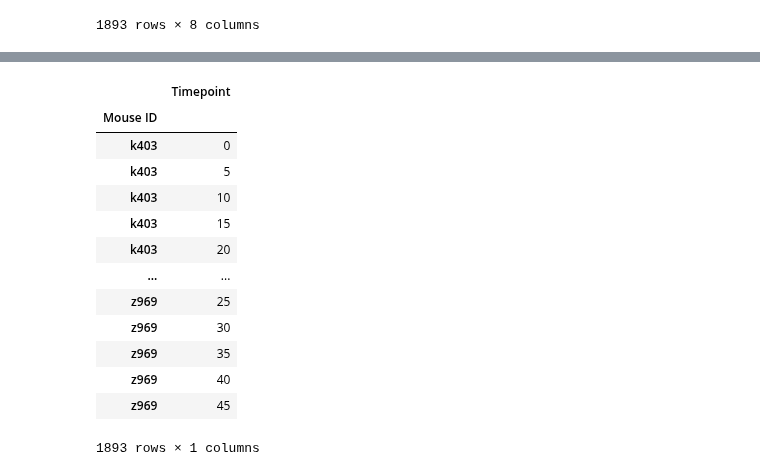
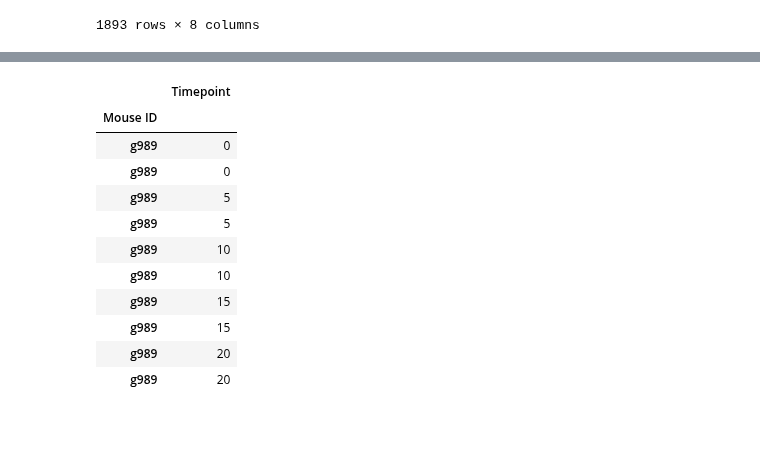
Before and after one commit to CarmiSmith/Matplotlib-Homework, a Jupyter notebook: pymaceuticals_homework.ipynb, the cells around one changed output, grey strips where cells are left out. Cells and saved outputs as stored; diff of their text form; code cells hidden in the pictures; blank space fills up the shorter version.

```diff
--- a/pymaceuticals_homework.ipynb
+++ b/pymaceuticals_homework.ipynb
@@ -52 +44,22 @@ pd.DataFrame({'Number Of Mice': [count]})
+# %%
+#Getting the duplicate mice by ID number that shows up for Mouse ID and TImepoint
+merg_df = merg_df[merg_df.duplicated(subset=['Mouse ID', 'Timepoint'], keep=False)]
+mouse_data = merg_df.set_index('Mouse ID')
+time_point_data = mouse_data["Timepoint"]
+mouse_summary = pd.DataFrame({'Timepoint': time_point_data})
+
+mouse_summary
+# %% [output]
+|  | Timepoint |
+| Mouse ID |  |
+| g989 | 0 |
+| g989 | 0 |
+| g989 | 5 |
+| g989 | 5 |
+| g989 | 10 |
+| g989 | 10 |
+| g989 | 15 |
+| g989 | 15 |
+| g989 | 20 |
+| g989 | 20 |
 # %%
@@ -54,27 +67,0 @@ pd.DataFrame({'Number Of Mice': [count]})
-# %%
-merg_df[merg_df['Mouse ID'].duplicated() ==True]
-mouse_data = merg_df.set_index('Mouse ID')
-
-#grouped_mice_df = merg_df.groupby(['Mouse ID'])
-#grouped_mice_df = mouse_data.groupby(['Mouse ID'])
-#mouse_id_data(grouped_mice_df('Mouse ID').value_counts()
-time_point_data = mouse_data["Timepoint"]
-mouse_summary = pd.DataFrame({'Timepoint': time_point_data})
-#grouped_mice_df.sort_values(['Timepoint'], inplace=True, ascending=False)
-mouse_summary
-#grouped_mice_df
-# %% [output]
-|  | Timepoint |
-| Mouse ID |  |
-| k403 | 0 |
-| k403 | 5 |
-| k403 | 10 |
-| k403 | 15 |
-| k403 | 20 |
-| ... | ... |
-| z969 | 25 |
-| z969 | 30 |
-| z969 | 35 |
-| z969 | 40 |
-| z969 | 45 |
-1893 rows × 1 columns
```
Also changed, not shown: parts of 12 cells of this notebook, 1 other file.
